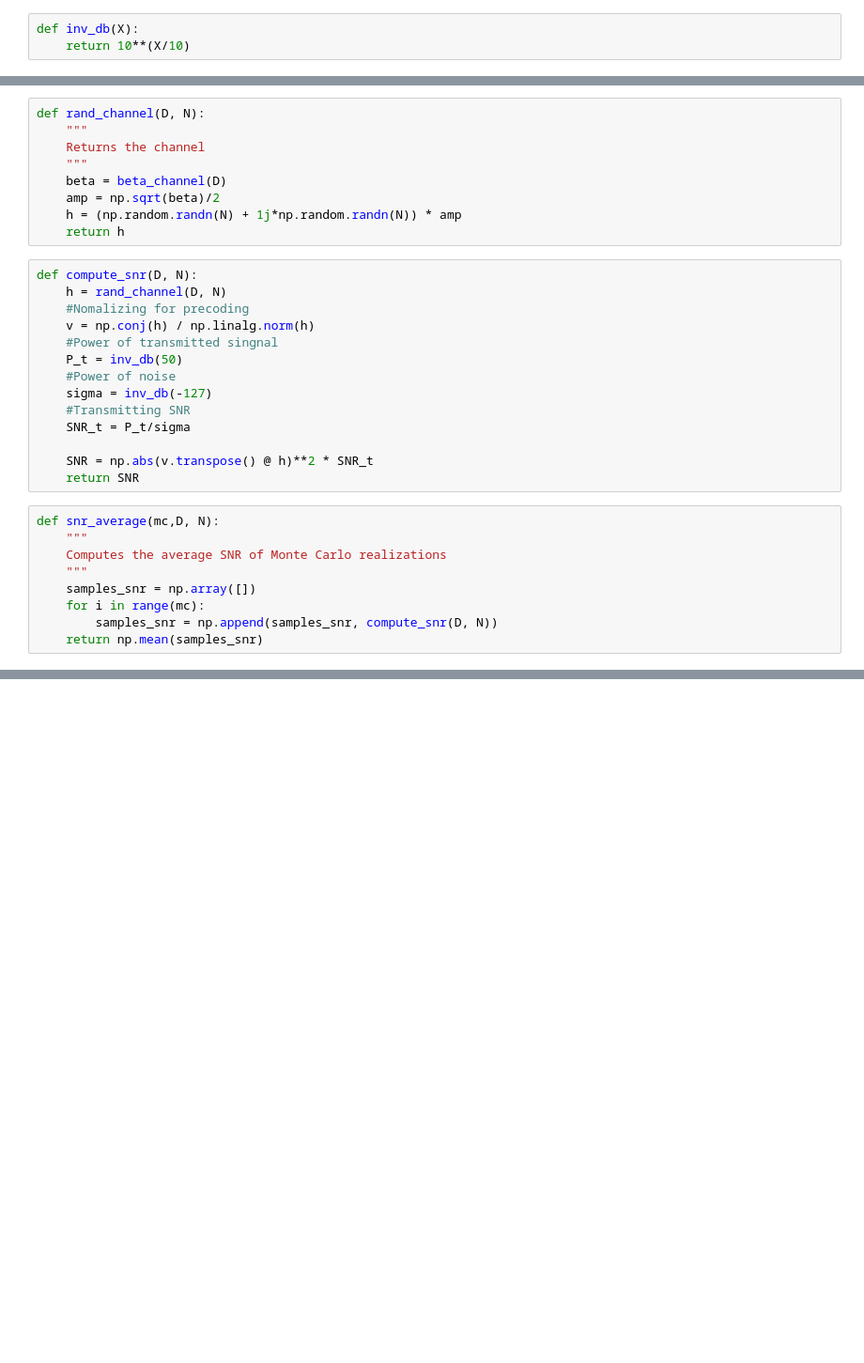
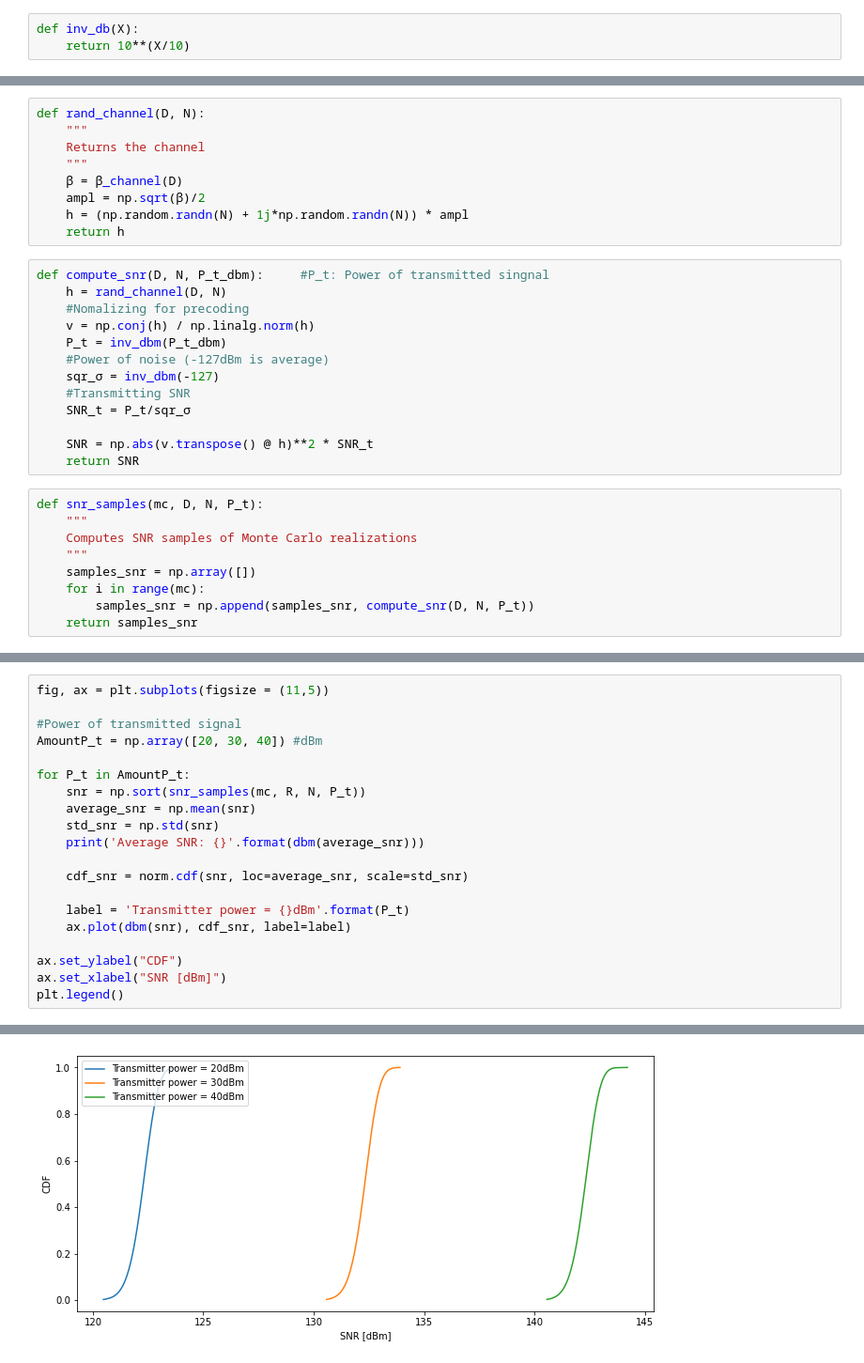
Before and after one commit to gabrielbopi/cellfree_ic, a Jupyter notebook: Gabriel/Channel_Sim.ipynb, the cells around one changed output, grey strips where cells are left out. Shown at 94% size. Cells and saved outputs as stored; diff of their text form; blank space fills up the shorter version.

Commit message:
Added CDF plot for SNR

```diff
--- a/Gabriel/Channel_Sim.ipynb
+++ b/Gabriel/Channel_Sim.ipynb
@@ -31,30 +37,29 @@ def rand_channel(D, N):
     """
     Returns the channel
     """
-    beta = beta_channel(D)
-    amp = np.sqrt(beta)/2
-    h = (np.random.randn(N) + 1j*np.random.randn(N)) * amp
+    β = β_channel(D)
+    ampl = np.sqrt(β)/2
+    h = (np.random.randn(N) + 1j*np.random.randn(N)) * ampl
     return h
 # %%
-def compute_snr(D, N):
+def compute_snr(D, N, P_t_dbm):     #P_t: Power of transmitted singnal
     h = rand_channel(D, N)
     #Nomalizing for precoding
     v = np.conj(h) / np.linalg.norm(h)
-    #Power of transmitted singnal
-    P_t = inv_db(50)
-    #Power of noise
-    sigma = inv_db(-127)
+    P_t = inv_dbm(P_t_dbm)
+    #Power of noise (-127dBm is average)
+    sqr_σ = inv_dbm(-127)
     #Transmitting SNR
-    SNR_t = P_t/sigma
+    SNR_t = P_t/sqr_σ
 
     SNR = np.abs(v.transpose() @ h)**2 * SNR_t
     return SNR
 # %%
-def snr_average(mc,D, N):
+def snr_samples(mc, D, N, P_t):
     """
-    Computes the average SNR of Monte Carlo realizations
+    Computes SNR samples of Monte Carlo realizations
     """
     samples_snr = np.array([])
     for i in range(mc):
-        samples_snr = np.append(samples_snr, compute_snr(D, N))
-    return np.mean(samples_snr)
+        samples_snr = np.append(samples_snr, compute_snr(D, N, P_t))
+    return samples_snr
@@ -82,0 +90,21 @@ SNR: 122.80575092202845
+# %%
+fig, ax = plt.subplots(figsize = (11,5))
+
+#Power of transmitted signal
+AmountP_t = np.array([20, 30, 40]) #dBm
+
+for P_t in AmountP_t:
+    snr = np.sort(snr_samples(mc, R, N, P_t))
+    average_snr = np.mean(snr)
+    std_snr = np.std(snr)
+    print('Average SNR: {}'.format(dbm(average_snr)))
+
+    cdf_snr = norm.cdf(snr, loc=average_snr, scale=std_snr)
+
+    label = 'Transmitter power = {}dBm'.format(P_t)
+    ax.plot(dbm(snr), cdf_snr, label=label)
+
+ax.set_ylabel("CDF")
+ax.set_xlabel("SNR [dBm]")
+plt.legend()
+# %% [output]
@@ -82,0 +115 @@ SNR: 122.80575092202845
+[figure, added]
```
Also changed, not shown: parts of 16 cells of this notebook.
